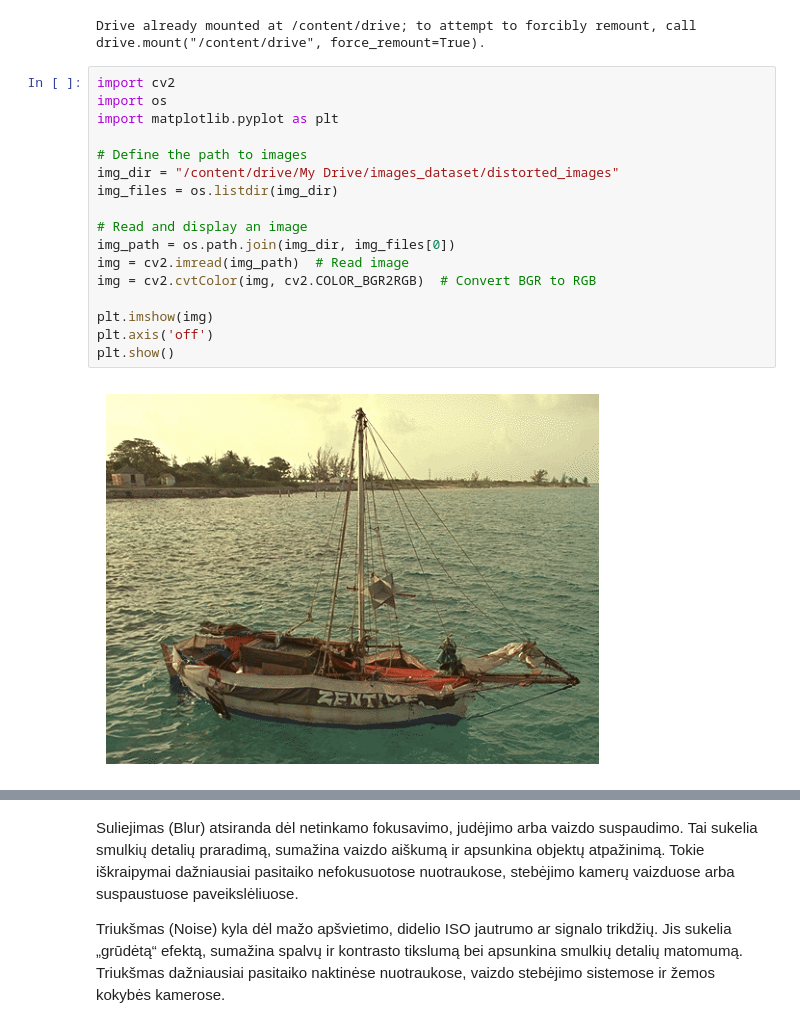
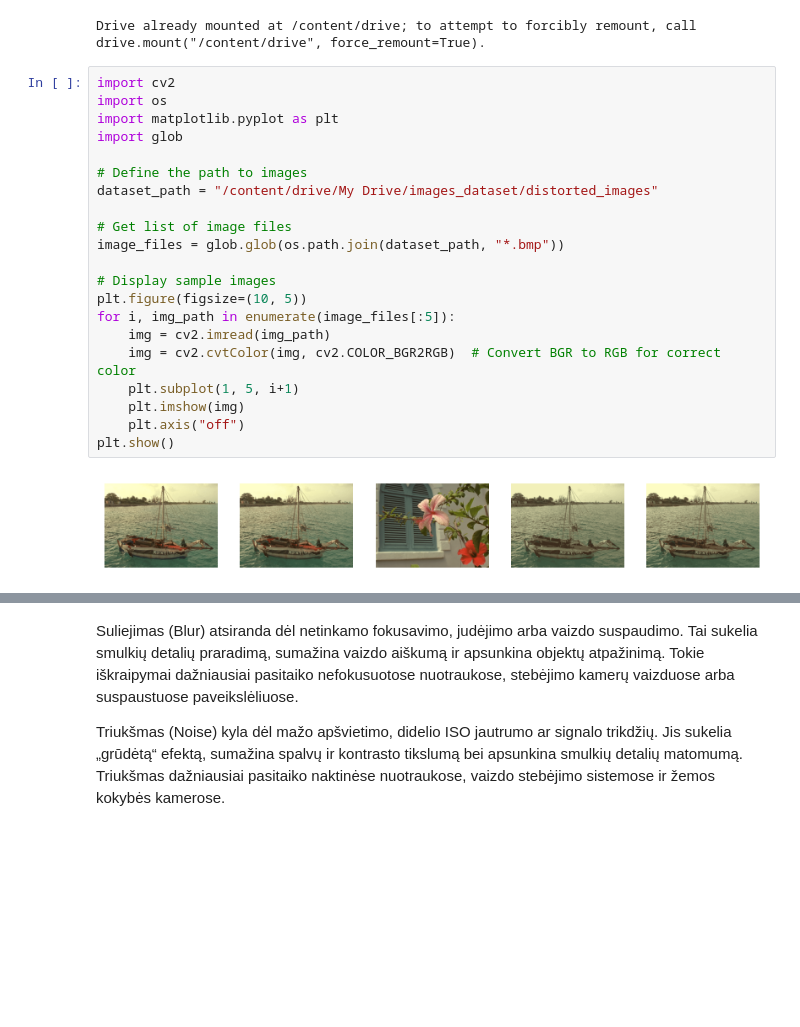
Before and after one commit to vestinabert/Image_Processing, a Jupyter notebook: Image_Quality_Assessment.ipynb, the cells around one changed output, grey strips where cells are left out. Drawn from its saved outputs; the diff is of its cells as text; blank space fills up the shorter version.

```diff
--- a/Image_Quality_Assessment.ipynb
+++ b/Image_Quality_Assessment.ipynb
@@ -8,22 +8,26 @@ Drive already mounted at /content/drive; to attempt to forcibly remount, call dr
 # %%
 import cv2
 import os
 import matplotlib.pyplot as plt
+import glob
 
 # Define the path to images
-img_dir = "/content/drive/My Drive/images_dataset/distorted_images"
-img_files = os.listdir(img_dir)
+dataset_path = "/content/drive/My Drive/images_dataset/distorted_images"
 
-# Read and display an image
-img_path = os.path.join(img_dir, img_files[0])
-img = cv2.imread(img_path)  # Read image
-img = cv2.cvtColor(img, cv2.COLOR_BGR2RGB)  # Convert BGR to RGB
+# Get list of image files
+image_files = glob.glob(os.path.join(dataset_path, "*.bmp"))
 
-plt.imshow(img)
-plt.axis('off')
+# Display sample images
+plt.figure(figsize=(10, 5))
+for i, img_path in enumerate(image_files[:5]):
+    img = cv2.imread(img_path)
+    img = cv2.cvtColor(img, cv2.COLOR_BGR2RGB)  # Convert BGR to RGB for correct color
+    plt.subplot(1, 5, i+1)
+    plt.imshow(img)
+    plt.axis("off")
 plt.show()
 # %% [output]
-[figure, old version]
+[figure, new version]
 # %%
 import numpy as np
 
```
Also changed, not shown: parts of 7 cells of this notebook.
